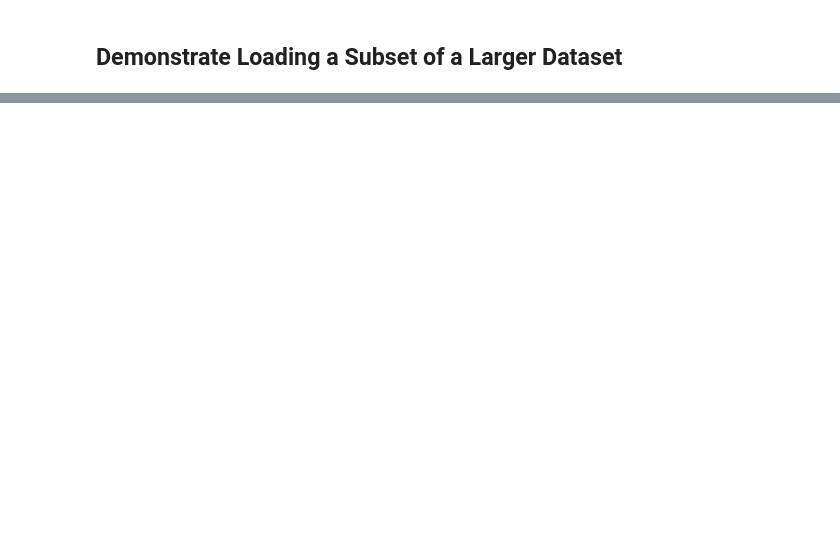
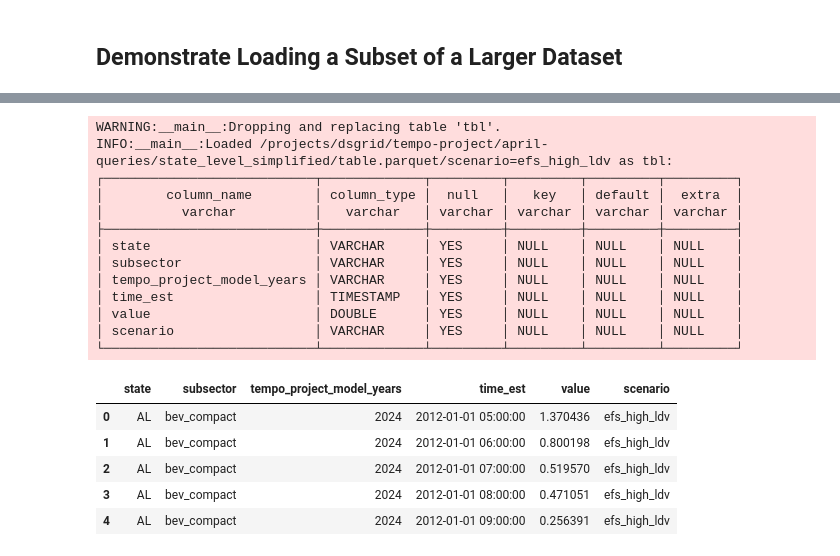
Before and after one commit to dsgrid/dsgrid-project-StandardScenarios, a Jupyter notebook: tempo_project/notebooks/examples-duckdb.ipynb, the cells around one changed output, grey strips where cells are left out. Drawn from its saved outputs; the diff is of its cells as text; code cells hidden in the pictures; blank space fills up the shorter version.

```diff
--- a/tempo_project/notebooks/examples-duckdb.ipynb
+++ b/tempo_project/notebooks/examples-duckdb.ipynb
@@ -41,8 +41,19 @@ def print_partitions(filepath, print_depth=2, _depth=0):
         if (not print_depth) or ((_depth + 1) < print_depth):
             print_partitions(p, print_depth=print_depth, _depth=_depth+1)
 
+def table_exists(tablename):
+    return tablename in duckdb.sql("SHOW TABLES;").df()["name"].tolist()
+
+def drop_table(tablename):
+    duckdb.sql(f"DROP TABLE {tablename};")
+
 def load_table(filepath, tablename):
-    duckdb.sql(f"CREATE TABLE {tablename} AS SELECT * FROM read_parquet('{filepath}/**/*.parquet', hive_partitioning=true, hive_types_autocast=false);")
+    if table_exists(tablename):
+        logger.warning(f"Dropping and replacing table {tablename!r}.")
+        drop_table(tablename)
+
+    duckdb.sql(f"""CREATE TABLE {tablename} AS SELECT *
+                     FROM read_parquet('{filepath}/**/*.parquet', hive_partitioning=true, hive_types_autocast=false);""")
     description = duckdb.sql(f"DESCRIBE {tablename};")
     logger.info(f"Loaded {filepath} as {tablename}:\n{description}")
 # %% [markdown]
@@ -214,20 +284,39 @@ scenario=reference
 # %%
 # Edit this list of tuples as desired
 partitions=[
-    ("scenario", "efs_high_ldv"),
-    ("tempo_project_model_years", "2050")
+    ("scenario", "efs_high_ldv")
 ]
 
 subset_filepath = filepath
 for partition_name, value in partitions:
     subset_filepath = subset_filepath / f"{partition_name}={value}"
 
 assert subset_filepath.exists(), f"{subset_filepath} does not exist. Edit `partitions`."
 
 # load partial data table
 tablename = "tbl"
 load_table(subset_filepath, tablename)
 duckdb.sql(f"SELECT * FROM {tablename} LIMIT 5").df()
+# %% [output]
+WARNING:__main__:Dropping and replacing table 'tbl'.
+INFO:__main__:Loaded /projects/dsgrid/tempo-project/april-queries/state_level_simplified/table.parquet/scenario=efs_high_ldv as tbl:
+┌───────────────────────────┬─────────────┬─────────┬─────────┬─────────┬─────────┐
+│        column_name        │ column_type │  null   │   key   │ default │  extra  │
+│          varchar          │   varchar   │ varchar │ varchar │ varchar │ varchar │
+├───────────────────────────┼─────────────┼─────────┼─────────┼─────────┼─────────┤
+│ state                     │ VARCHAR     │ YES     │ NULL    │ NULL    │ NULL    │
+│ subsector                 │ VARCHAR     │ YES     │ NULL    │ NULL    │ NULL    │
+│ tempo_project_model_years │ VARCHAR     │ YES     │ NULL    │ NULL    │ NULL    │
+│ time_est                  │ TIMESTAMP   │ YES     │ NULL    │ NULL    │ NULL    │
+│ value                     │ DOUBLE      │ YES     │ NULL    │ NULL    │ NULL    │
+│ scenario                  │ VARCHAR     │ YES     │ NULL    │ NULL    │ NULL    │
+└───────────────────────────┴─────────────┴─────────┴─────────┴─────────┴─────────┘
+|  | state | subsector | tempo_project_model_years | time_est | value | scenario |
+| 0 | AL | bev_compact | 2024 | 2012-01-01 05:00:00 | 1.370436 | efs_high_ldv |
+| 1 | AL | bev_compact | 2024 | 2012-01-01 06:00:00 | 0.800198 | efs_high_ldv |
+| 2 | AL | bev_compact | 2024 | 2012-01-01 07:00:00 | 0.519570 | efs_high_ldv |
+| 3 | AL | bev_compact | 2024 | 2012-01-01 08:00:00 | 0.471051 | efs_high_ldv |
+| 4 | AL | bev_compact | 2024 | 2012-01-01 09:00:00 | 0.256391 | efs_high_ldv |
 # %%
 count = duckdb.sql(f"SELECT COUNT(*) as count FROM {tablename};").df()["count"].values[0]
 print(f"Dataset contains {count:,} data points")
```
Also changed, not shown: parts of 12 cells of this notebook, 2 other files.
